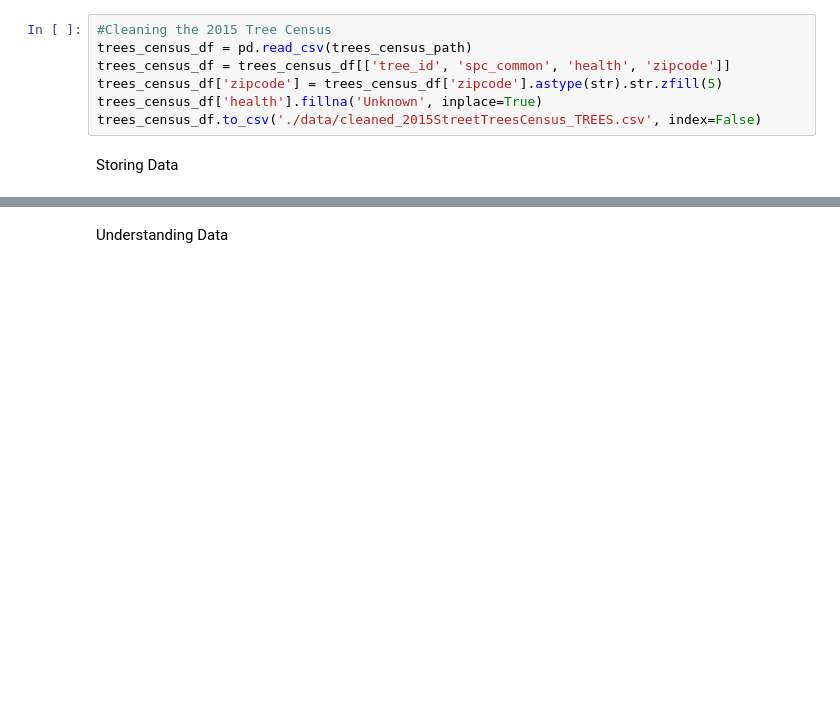
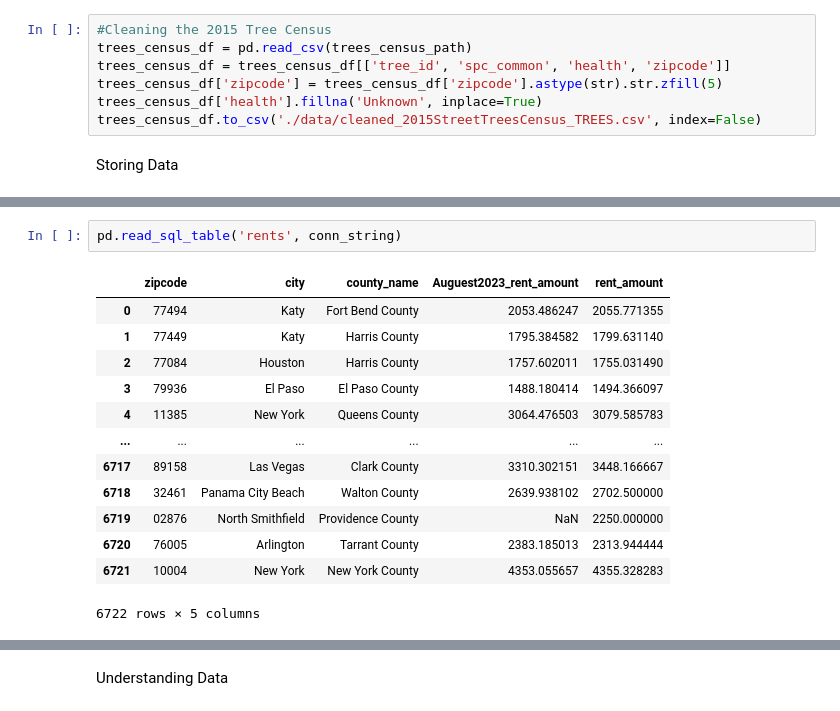
Before and after one commit to kexinjiao/4501-final-project, a Jupyter notebook: final project.ipynb, the cells around one changed output, grey strips where cells are left out. Saved outputs shown, nothing was run; the diff lists cells and outputs as text; blank space fills up the shorter version.

```diff
--- a/final project.ipynb
+++ b/final project.ipynb
@@ -91,0 +236,16 @@ Storing Data
+# %%
+pd.read_sql_table('rents', conn_string)
+# %% [output]
+|  | zipcode | city | county_name | Auguest2023_rent_amount | rent_amount |
+| 0 | 77494 | Katy | Fort Bend County | 2053.486247 | 2055.771355 |
+| 1 | 77449 | Katy | Harris County | 1795.384582 | 1799.631140 |
+| 2 | 77084 | Houston | Harris County | 1757.602011 | 1755.031490 |
+| 3 | 79936 | El Paso | El Paso County | 1488.180414 | 1494.366097 |
+| 4 | 11385 | New York | Queens County | 3064.476503 | 3079.585783 |
+| ... | ... | ... | ... | ... | ... |
+| 6717 | 89158 | Las Vegas | Clark County | 3310.302151 | 3448.166667 |
+| 6718 | 32461 | Panama City Beach | Walton County | 2639.938102 | 2702.500000 |
+| 6719 | 02876 | North Smithfield | Providence County | NaN | 2250.000000 |
+| 6720 | 76005 | Arlington | Tarrant County | 2383.185013 | 2313.944444 |
+| 6721 | 10004 | New York | New York County | 4353.055657 | 4355.328283 |
+6722 rows × 5 columns
```
Also changed, not shown: parts of 14 cells of this notebook.
